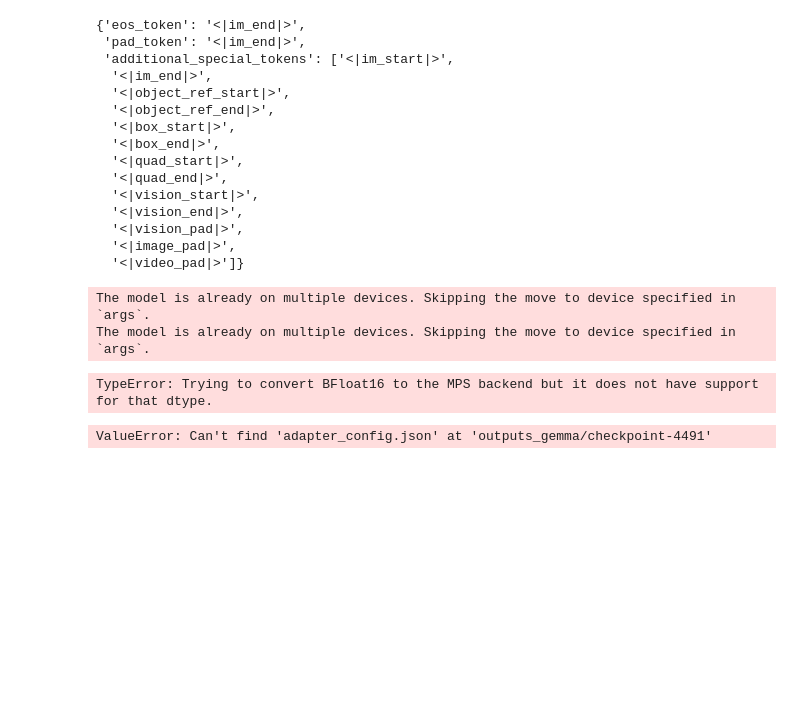
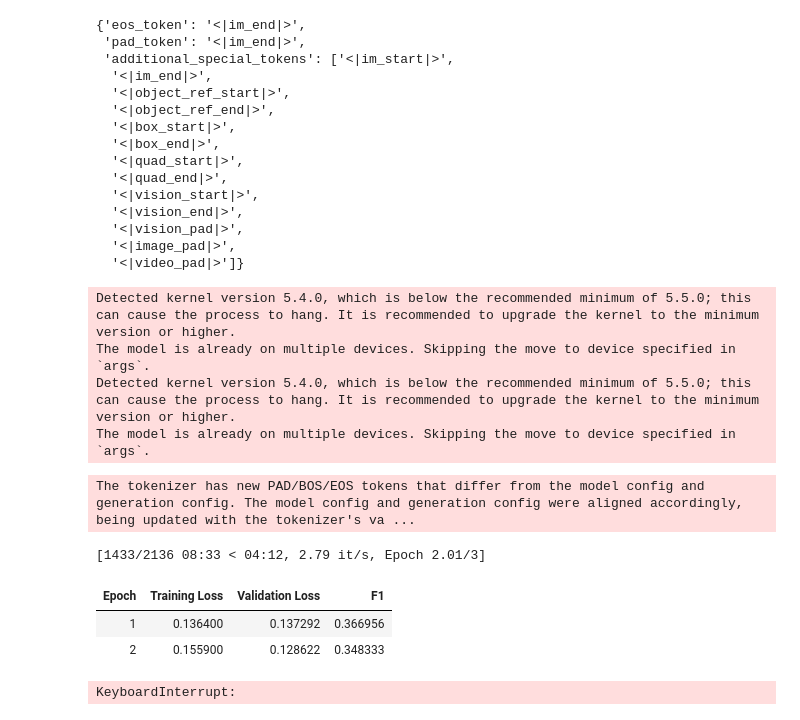
Before and after one commit to boostcampaitech8/pro-nlp-generationfornlp-nlp-13, a Jupyter notebook: notebooks/Kim/entire_processing.ipynb, the cells around one changed output. Cells and saved outputs as stored; diff of their text form; code cells hidden in the pictures; blank space fills up the shorter version.

```diff
--- a/notebooks/Kim/entire_processing.ipynb
+++ b/notebooks/Kim/entire_processing.ipynb
@@ -352,23 +291,32 @@ tokenizer.special_tokens_map
 # %%
 tokenizer.padding_side = 'right'
 
-sft_config = SFTConfig(
+common_sft_kwargs = dict(
     do_train=True,
     do_eval=True,
     lr_scheduler_type="cosine",
     max_seq_length=1024,
-    output_dir="test",
     per_device_train_batch_size=1,
     per_device_eval_batch_size=1,
     num_train_epochs=3,
     learning_rate=2e-5,
     weight_decay=0.01,
-    logging_steps=1,
+    logging_steps=50,
     save_strategy="epoch",
     eval_strategy="epoch",
     save_total_limit=2,
     save_only_model=True,
     report_to="none",
+)
+
+sft_config_4choices = SFTConfig(
+    output_dir="outputs_4choices",
+    **common_sft_kwargs,
+)
+
+sft_config_5choices = SFTConfig(
+    output_dir="outputs_5choices",
+    **common_sft_kwargs,
 )
 
 trainer_for_4choices = SFTTrainer(
@@ -377,10 +325,10 @@ trainer_for_4choices = SFTTrainer(
     eval_dataset=eval_dataset_with_4choices,
     data_collator=data_collator,
     tokenizer=tokenizer,
-    compute_metrics=make_compute_metrics(choices=4),
-    preprocess_logits_for_metrics=make_preprocess_logits_for_metrics(4),
+    compute_metrics=make_compute_metrics(tokenizer, choices=4),
+    preprocess_logits_for_metrics=make_preprocess_logits_for_metrics(tokenizer, choices=4),
     peft_config=peft_config,
-    args=sft_config,
+    args=sft_config_4choices,
 )
 
 trainer_for_5choices = SFTTrainer(
@@ -389,34 +337,24 @@ trainer_for_5choices = SFTTrainer(
     eval_dataset=eval_dataset_with_5choices,
     data_collator=data_collator,
     tokenizer=tokenizer,
-    compute_metrics=make_compute_metrics(choices=5),
-    preprocess_logits_for_metrics=make_preprocess_logits_for_metrics(5),
+    compute_metrics=make_compute_metrics(tokenizer, choices=5),
+    preprocess_logits_for_metrics=make_preprocess_logits_for_metrics(tokenizer, choices=5),
     peft_config=peft_config,
-    args=sft_config,
+    args=sft_config_5choices,
 )
 # %% [output]
+Detected kernel version 5.4.0, which is below the recommended minimum of 5.5.0; this can cause the process to hang. It is recommended to upgrade the kernel to the minimum version or higher.
 The model is already on multiple devices. Skipping the move to device specified in `args`.
+Detected kernel version 5.4.0, which is below the recommended minimum of 5.5.0; this can cause the process to hang. It is recommended to upgrade the kernel to the minimum version or higher.
 The model is already on multiple devices. Skipping the move to device specified in `args`.
 # %%
 %%time
 
-# trainer_for_4choices.train()
-trainer_for_5choices.train()
+trainer_for_4choices.train()
 # %% [output]
-TypeError: Trying to convert BFloat16 to the MPS backend but it does not have support for that dtype.
+The tokenizer has new PAD/BOS/EOS tokens that differ from the model config and generation config. The model config and generation config were aligned accordingly, being updated with the tokenizer's va ...
+[1433/2136 08:33 < 04:12, 2.79 it/s, Epoch 2.01/3]
+| Epoch | Training Loss | Validation Loss | F1 |
+| 1 | 0.136400 | 0.137292 | 0.366956 |
+| 2 | 0.155900 | 0.128622 | 0.348333 |
+KeyboardInterrupt:
-# %%
-# Inferencing
-checkpoint_path = "outputs_gemma/checkpoint-4491"
-
-model = AutoPeftModelForCausalLM.from_pretrained(
-    checkpoint_path,
-    trust_remote_code=True,
-    # torch_dtype=torch.bfloat16,
-    device_map="auto",
-)
-tokenizer = AutoTokenizer.from_pretrained(
-    checkpoint_path,
-    trust_remote_code=True,
-)
-# %% [output]
-ValueError: Can't find 'adapter_config.json' at 'outputs_gemma/checkpoint-4491'
```
Also changed, not shown: parts of 21 cells of this notebook.
